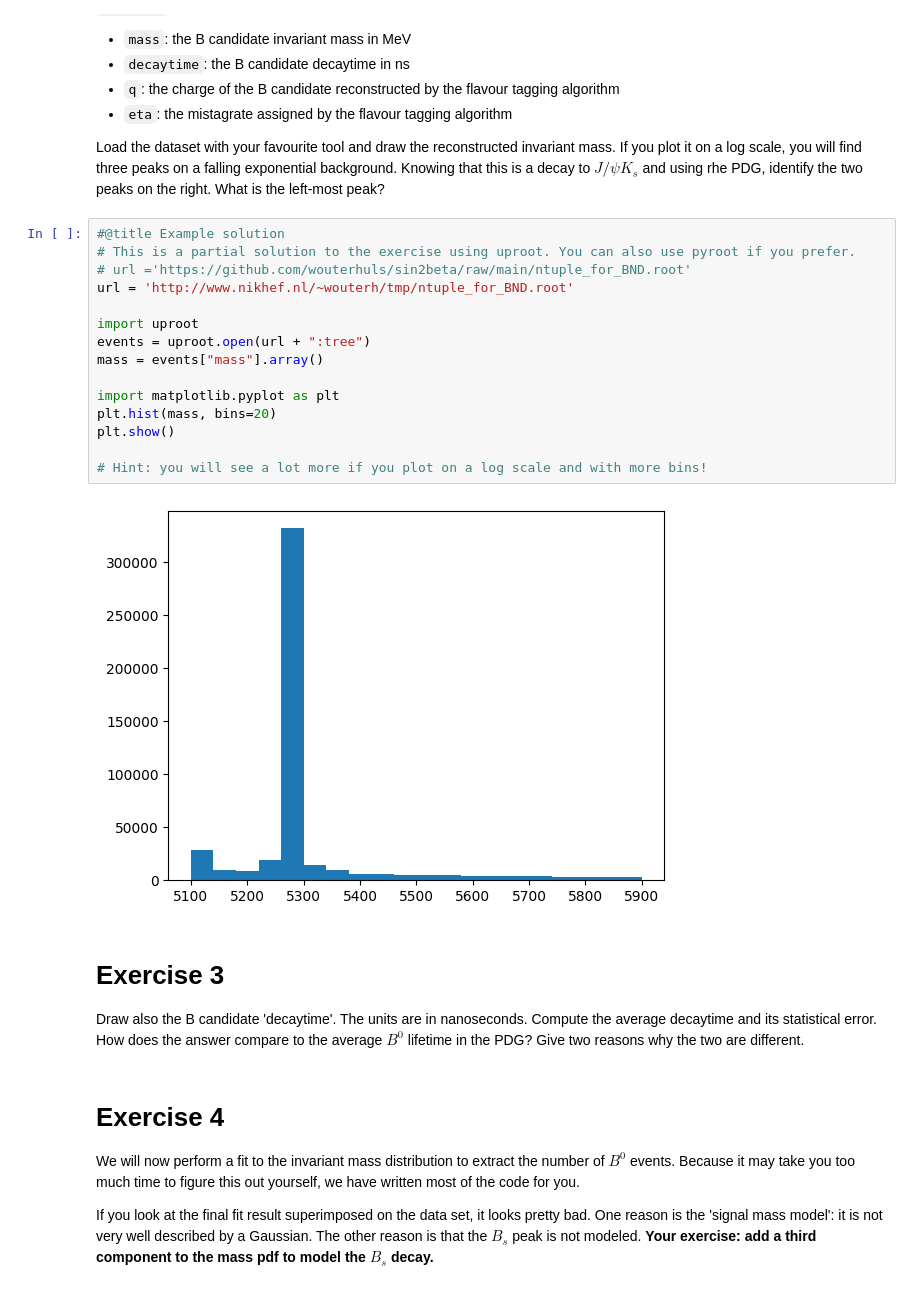
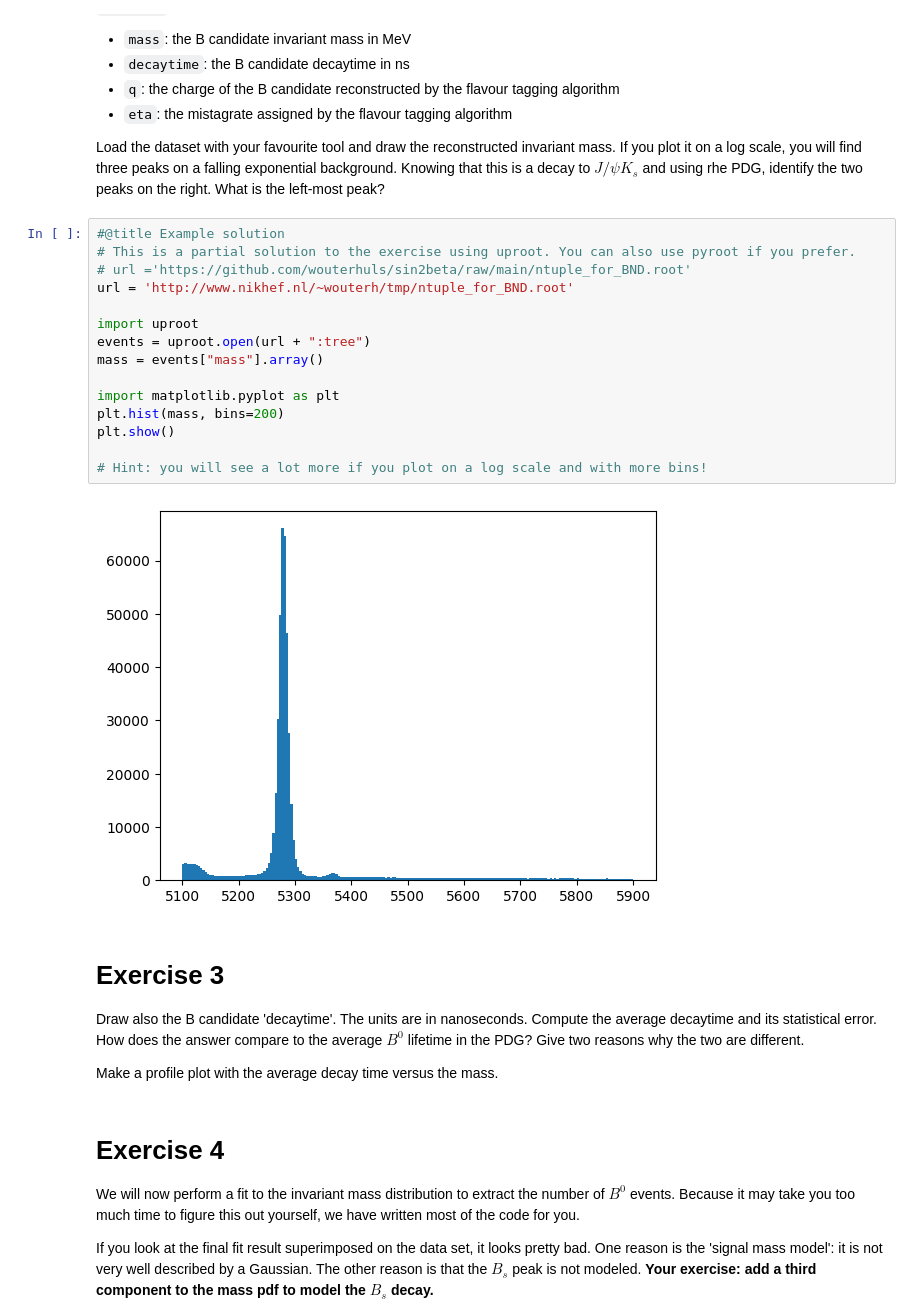
Before and after one commit to wouterhuls/FlavourPhysicsBND2023, a Jupyter notebook: sin2beta.ipynb, the cells around one changed output. Cells and saved outputs as stored; diff of their text form.

```diff
--- a/sin2beta.ipynb
+++ b/sin2beta.ipynb
@@ -61,24 +63,26 @@ Load the dataset with your favourite tool and draw the reconstructed invariant m
 # %%
 #@title Example solution
 # This is a partial solution to the exercise using uproot. You can also use pyroot if you prefer.
 # url ='https://github.com/wouterhuls/sin2beta/raw/main/ntuple_for_BND.root'
 url = 'http://www.nikhef.nl/~wouterh/tmp/ntuple_for_BND.root'
 
 import uproot
 events = uproot.open(url + ":tree")
 mass = events["mass"].array()
 
 import matplotlib.pyplot as plt
-plt.hist(mass, bins=20)
+plt.hist(mass, bins=200)
 plt.show()
 
 # Hint: you will see a lot more if you plot on a log scale and with more bins!
 # %% [output]
-[figure, old version]
+[figure, new version]
 # %% [markdown]
 # Exercise 3
 
 Draw also the B candidate 'decaytime'. The units are in nanoseconds. Compute the average decaytime and its statistical error. How does the answer compare to the average $B^0$ lifetime in the PDG? Give two reasons why the two are different.
+
+Make a profile plot with the average decay time versus the mass.
 # %% [markdown]
 # Exercise 4
 
```
Also changed, not shown: parts of 7 cells of this notebook.
